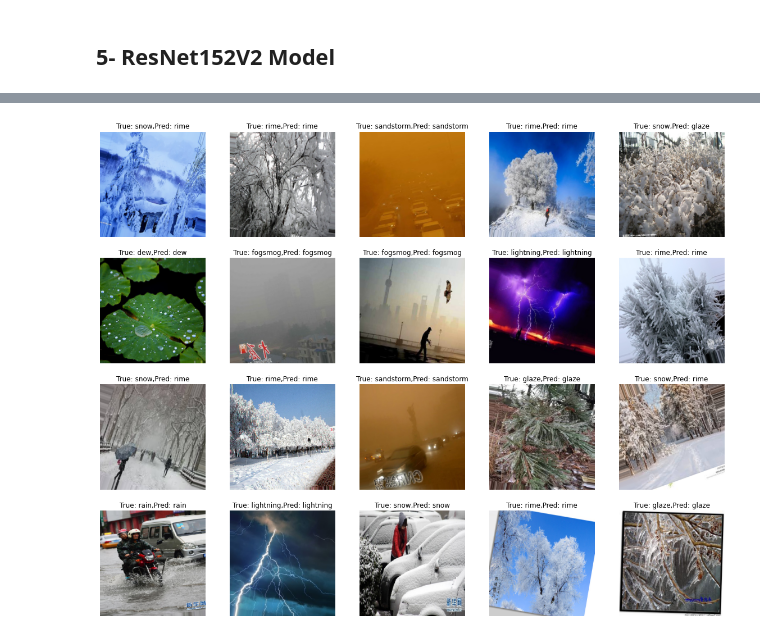
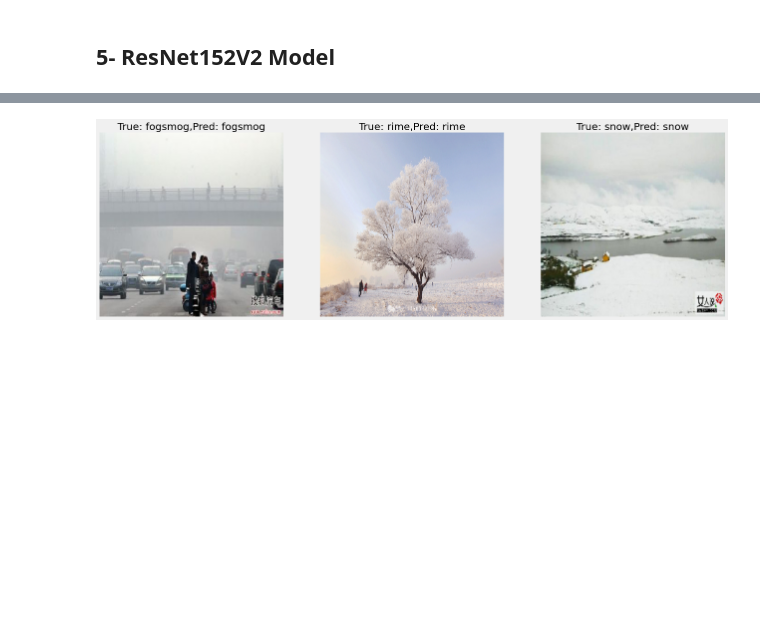
Before and after one commit to ahmedidrissi/weather-prediction-deeplearning, a Jupyter notebook: weather-prediction.ipynb, the cells around one changed output, grey strips where cells are left out. Cells and saved outputs as stored; diff of their text form; code cells hidden in the pictures; blank space fills up the shorter version.

Commit message:
Kaggle Notebook | Weather Prediction | Version 4

```diff
--- a/weather-prediction.ipynb
+++ b/weather-prediction.ipynb
@@ -72,0 +75,3 @@ Found 1369 images belonging to 11 classes.
+# %%
+df = createDataFrame(dataset_path)
+df
@@ -72,0 +102,3 @@ Found 1369 images belonging to 11 classes.
+# %%
+train_df, valid_df, test_df = splitDataFrame(df, .8,.1, 123)
+train_df
@@ -72,0 +223,23 @@ Found 1369 images belonging to 11 classes.
+# %%
+channels=3
+batch_size=20
+img_size=(256,256)
+img_shape=(img_size[0], img_size[1], channels)
+length=len(test_df)
+test_batch_size=sorted([int(length/n) for n in range(1,length+1) if length % n ==0 and length/n<=80],reverse=True)[0]
+test_steps=int(length/test_batch_size)
+print ( 'test batch size: ' ,test_batch_size, '  test steps: ', test_steps)
+def scalar(img):
+    return img/255
+trgen=ImageDataGenerator(preprocessing_function=scalar, horizontal_flip=True)
+tvgen=ImageDataGenerator(preprocessing_function=scalar)
+train_gen=trgen.flow_from_dataframe( train_df, x_col='filepath', y_col='label', target_size=img_size, class_mode='categorical',
+                                    color_mode='rgb', shuffle=True, batch_size=batch_size)
+test_gen=tvgen.flow_from_dataframe( test_df, x_col='filepath', y_col='label', target_size=img_size, class_mode='categorical',
+                                    color_mode='rgb', shuffle=False, batch_size=test_batch_size)
+
+valid_gen=tvgen.flow_from_dataframe( valid_df, x_col='filepath', y_col='label', target_size=img_size, class_mode='categorical',
+                                    color_mode='rgb', shuffle=True, batch_size=batch_size)
+classes=list(train_gen.class_indices.keys())
+class_count=len(classes)
+train_steps=int(np.ceil(len(train_gen.labels)/batch_size))
@@ -121,7 +299,7 @@ resnet_model = Sequential([
 
 resnet_model.compile(
     loss='categorical_crossentropy',
-    optimizer=Adam(learning_rate = 5e-4),
+    optimizer='adam',
     metrics=['accuracy']
 )
 # %%
@@ -159,14 +430,18 @@ p=[np.argmax(pred[i]) for i in range(pred.shape[0])]
 # %%
+images,labels=next(test_gen)
+pred = resnet_model.predict(images)
+p=[np.argmax(pred[i]) for i in range(pred.shape[0])]
+
 plt.figure(figsize=(20, 20))
-for i in range(20):
-    plt.subplot(5, 5, i + 1)
+for i in range(3):
+    plt.subplot(1, 3, i + 1)
     image=images[i]
     plt.imshow(image)
     index=np.argmax(labels[i])
     pred_label=class_names[p[i]]
     true_label=class_names[index]
     plt.title(f"True: {true_label},Pred: {pred_label}")
     plt.axis('off')
 plt.show()
 # %% [output]
-[figure, old version]
+[figure, new version]
```
Also changed, not shown: parts of 16 cells of this notebook.
